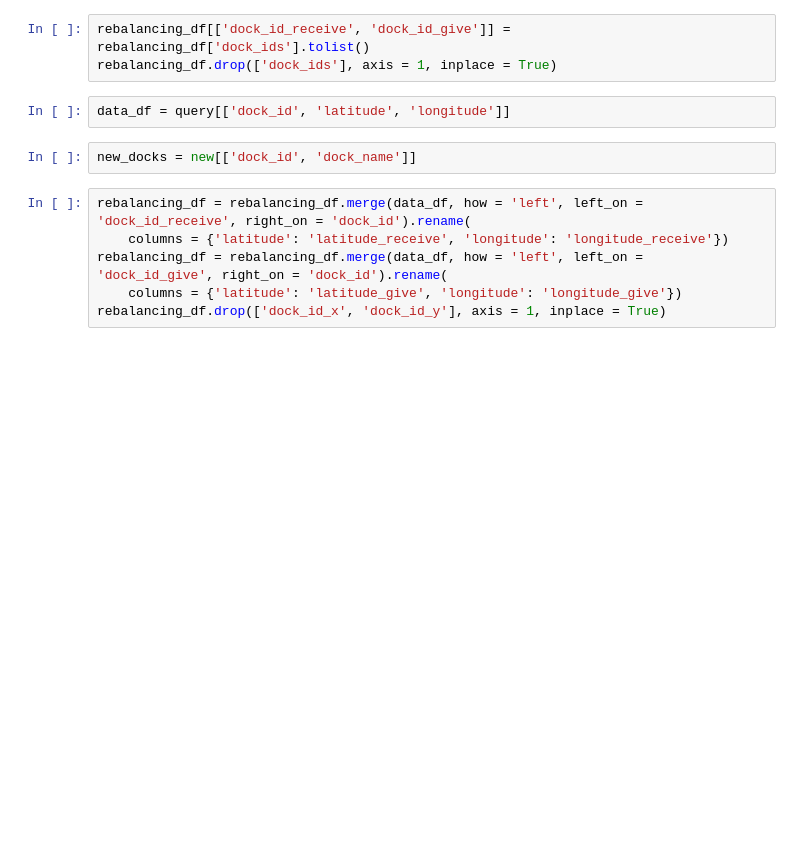
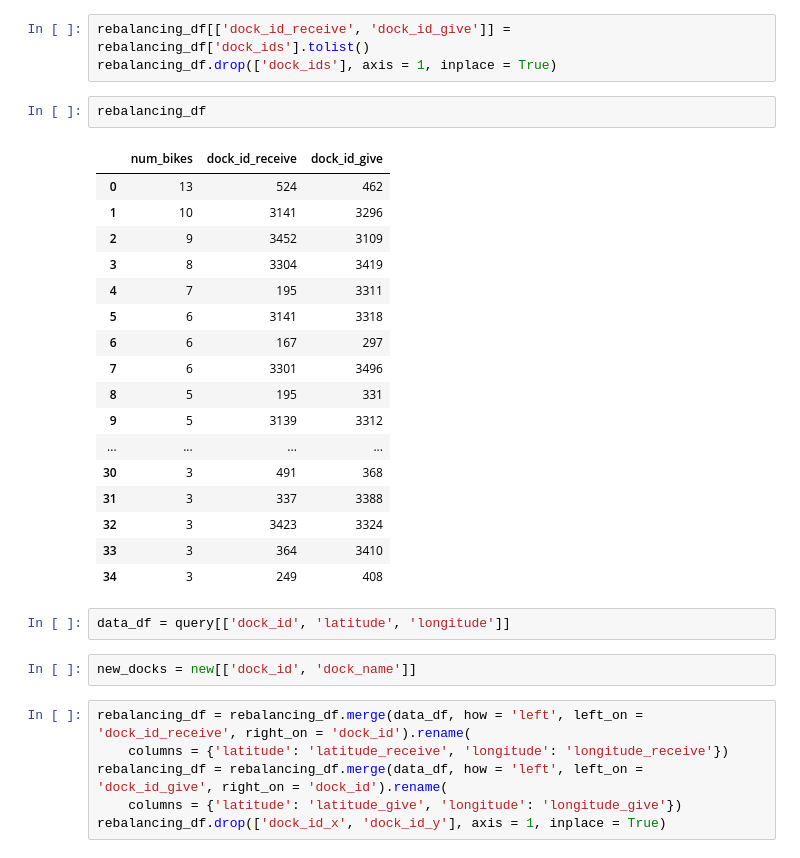
Before and after one commit to charles-v-phillips/citibike, a Jupyter notebook: robert/rebalancing_algorithm_48_hour_window.ipynb, the cells around one changed output. Drawn from its saved outputs; the diff is of its cells as text; blank space fills up the shorter version.

```diff
--- a/robert/rebalancing_algorithm_48_hour_window.ipynb
+++ b/robert/rebalancing_algorithm_48_hour_window.ipynb
@@ -192,6 +220,26 @@ rebalancing_df = pd.DataFrame(final_rebalancing_dict.items(), columns = ['dock_i
 # %%
 rebalancing_df[['dock_id_receive', 'dock_id_give']] = rebalancing_df['dock_ids'].tolist()
 rebalancing_df.drop(['dock_ids'], axis = 1, inplace = True)
+# %%
+rebalancing_df
+# %% [output]
+|  | num_bikes | dock_id_receive | dock_id_give |
+| 0 | 13 | 524 | 462 |
+| 1 | 10 | 3141 | 3296 |
+| 2 | 9 | 3452 | 3109 |
+| 3 | 8 | 3304 | 3419 |
+| 4 | 7 | 195 | 3311 |
+| 5 | 6 | 3141 | 3318 |
+| 6 | 6 | 167 | 297 |
+| 7 | 6 | 3301 | 3496 |
+| 8 | 5 | 195 | 331 |
+| 9 | 5 | 3139 | 3312 |
+| ... | ... | ... | ... |
+| 30 | 3 | 491 | 368 |
+| 31 | 3 | 337 | 3388 |
+| 32 | 3 | 3423 | 3324 |
+| 33 | 3 | 364 | 3410 |
+| 34 | 3 | 249 | 408 |
 # %%
 data_df = query[['dock_id', 'latitude', 'longitude']]
 # %%
```
Also changed, not shown: parts of 13 cells of this notebook, 4 other files.
